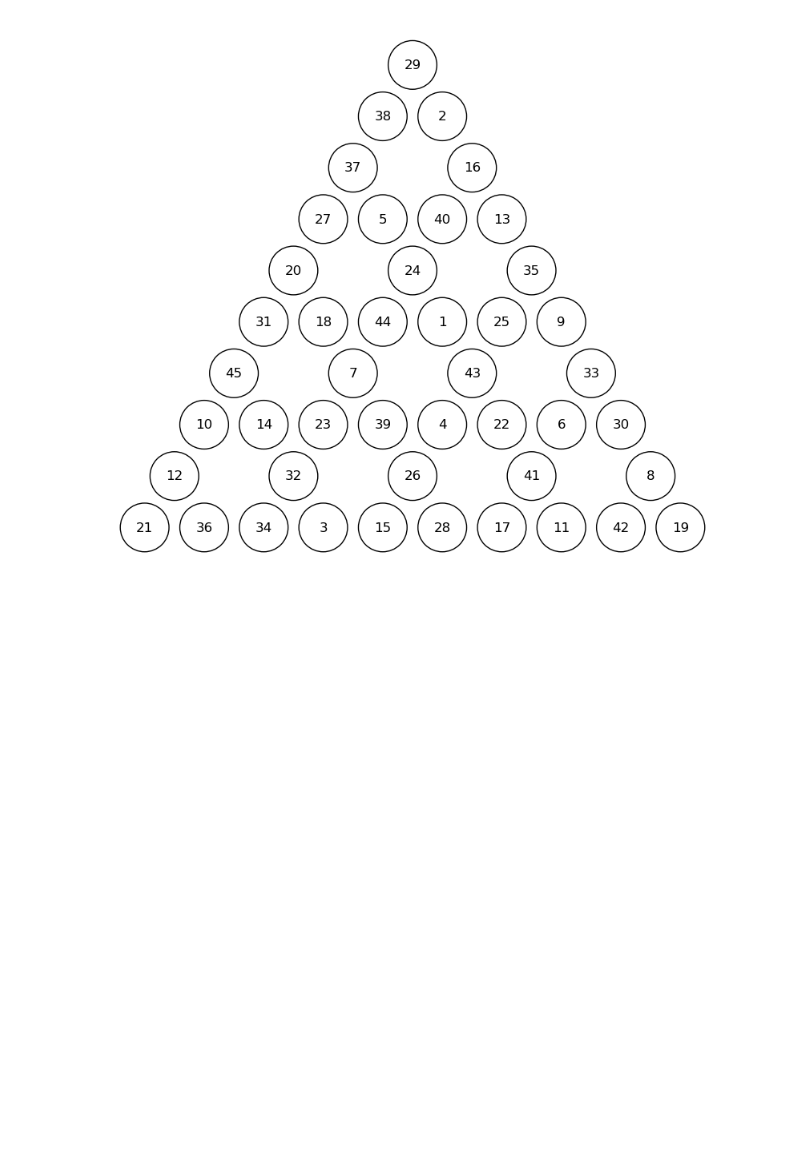
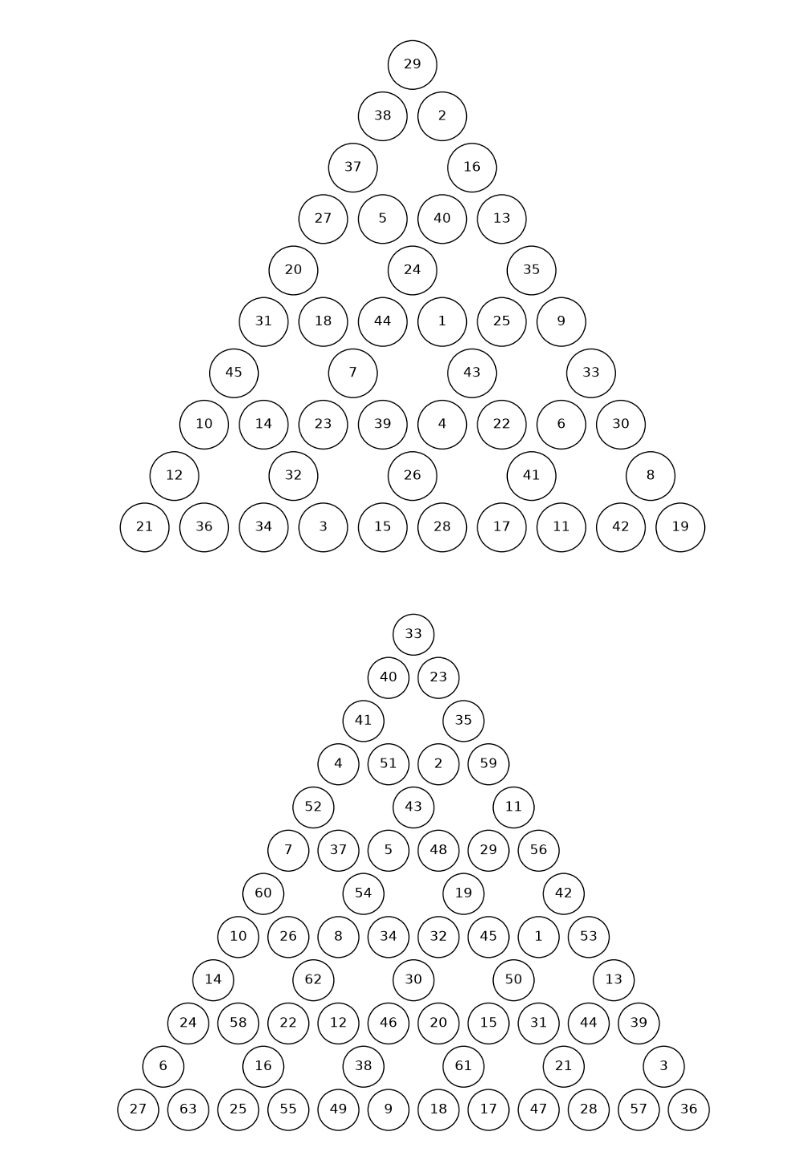
Before and after one commit to gwahak/mathematics, a Jupyter notebook: trihexagonal_magic_figure_all.ipynb, the cells around one changed output. Saved outputs shown, nothing was run; the diff lists cells and outputs as text; code cells hidden in the pictures; blank space fills up the shorter version.

Commit message:
Add files via upload
Update order-6 trihexagonal magic figure enumeration (a(6) = 25776)

```diff
--- a/trihexagonal_magic_figure_all.ipynb
+++ b/trihexagonal_magic_figure_all.ipynb
@@ -144,7 +158,7 @@ A(n)=[1,80,0,0,55808,?,0,0,?]
 # %%
 import matplotlib.pyplot as plt
 
-rows = [
+rows5 = [
     [29],
     [38,2],
     [37,-1,16],
@@ -166,12 +180,12 @@ ax = plt.gca()
 ax.set_aspect("equal")
 ax.axis("off")
 
-max_len = max(len(r) for r in rows)
+max_len = max(len(r) for r in rows5)
 
 xs = []
 ys = []
 
-for ridx, row in enumerate(rows):
+for ridx, row in enumerate(rows5):
     offset = (max_len - len(row)) * x_spacing / 2
     for cidx, val in enumerate(row):
         if val == -1:
@@ -195,3 +209,59 @@ plt.tight_layout()
 plt.show()
 # %% [output]
 [figure]
+# %%
+import matplotlib.pyplot as plt
+
+rows6 = [
+[33],
+[40, 23],
+[41, -1, 35],
+[4, 51, 2, 59],
+[52, -1, 43, -1, 11],
+[7, 37, 5, 48, 29, 56],
+[60, -1, 54, -1, 19, -1, 42],
+[10, 26, 8, 34, 32, 45, 1, 53],
+[14, -1, 62, -1, 30, -1, 50, -1, 13],
+[24, 58, 22, 12, 46, 20, 15, 31, 44, 39],
+[6, -1, 16, -1, 38, -1, 61, -1, 21, -1, 3],
+[27, 63, 25, 55, 49, 9, 18, 17, 47, 28, 57, 36],
+]
+
+radius = 0.9
+x_spacing = 2.2
+y_spacing = 1.9
+
+fig = plt.figure(figsize=(8, 8))
+ax = plt.gca()
+ax.set_aspect("equal")
+ax.axis("off")
+
+max_len = max(len(r) for r in rows6)
+
+xs = []
+ys = []
+
+for ridx, row in enumerate(rows6):
+    offset = (max_len - len(row)) * x_spacing / 2
+    for cidx, val in enumerate(row):
+        if val == -1:
+            continue
+        x = offset + cidx * x_spacing
+        y = -ridx * y_spacing
+
+        xs.append(x)
+        ys.append(y)
+
+        circle = plt.Circle((x, y), radius, fill=False, linewidth=1)
+        ax.add_patch(circle)
+        ax.text(x, y, str(val), ha='center', va='center', fontsize=12)
+
+# ✔ 축 범위를 데이터에 딱 맞춰 자동 조정
+margin = 1.5
+ax.set_xlim(min(xs) - margin, max(xs) + margin)
+ax.set_ylim(min(ys) - margin, max(ys) + margin)
+
+plt.tight_layout()
+plt.show()
+# %% [output]
+[figure, added]
```
Also changed, not shown: parts of 3 cells of this notebook.
